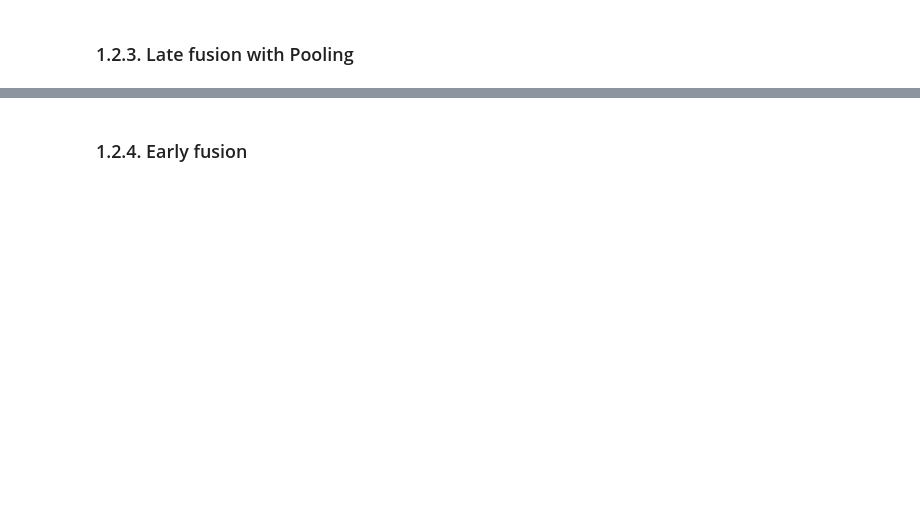
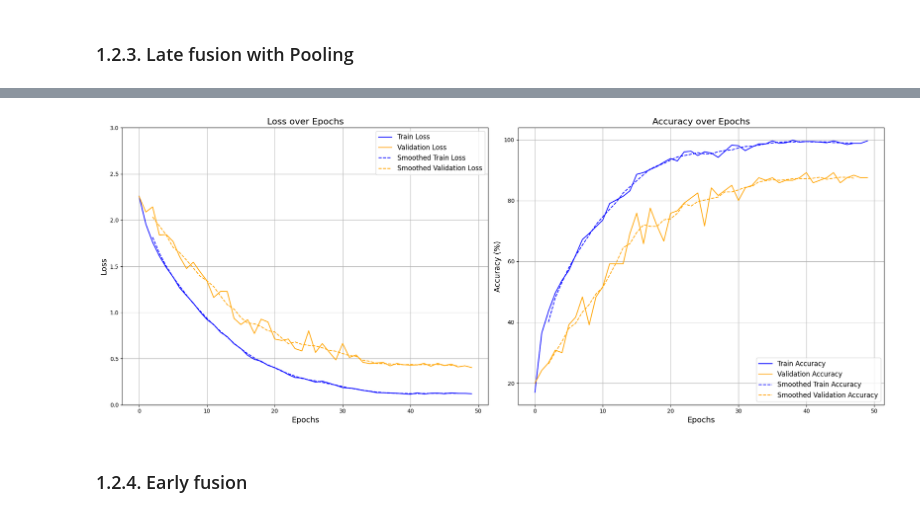
Before and after one commit to AlessandroLongo23/IDLCV_Video_Classification, a Jupyter notebook: main.ipynb, the cells around one changed output, grey strips where cells are left out. Drawn from its saved outputs; the diff is of its cells as text; code cells hidden in the pictures; blank space fills up the shorter version.

```diff
--- a/main.ipynb
+++ b/main.ipynb
@@ -143,7 +153,7 @@ model = LateFusionPooling(device).to(device)
 optimizer = optim.Adam(model.parameters(), lr=1e-3, weight_decay=1e-4)
 
 model.train_(
-    num_epochs=5,
+    num_epochs=50,
     optimizer=optimizer,
     scheduler=ReduceLROnPlateau(optimizer, mode='min', factor=0.1, patience=2, verbose=True),
     criterion=nn.CrossEntropyLoss(),
@@ -159,3 +169,4 @@ test_results['late_fusion_pooling']['with_leakage'] = model.eval_(
 
 with open('results.json', 'w') as f:
     json.dump(test_results, f, indent=4)
+# %% [output]
@@ -162,3 +176,4 @@ with open('results.json', 'w') as f:
+[figure, added]
 # %% [markdown]
 ### 1.2.4. Early fusion
 # %%
```
Also changed, not shown: parts of 15 cells of this notebook, 2 other files.
